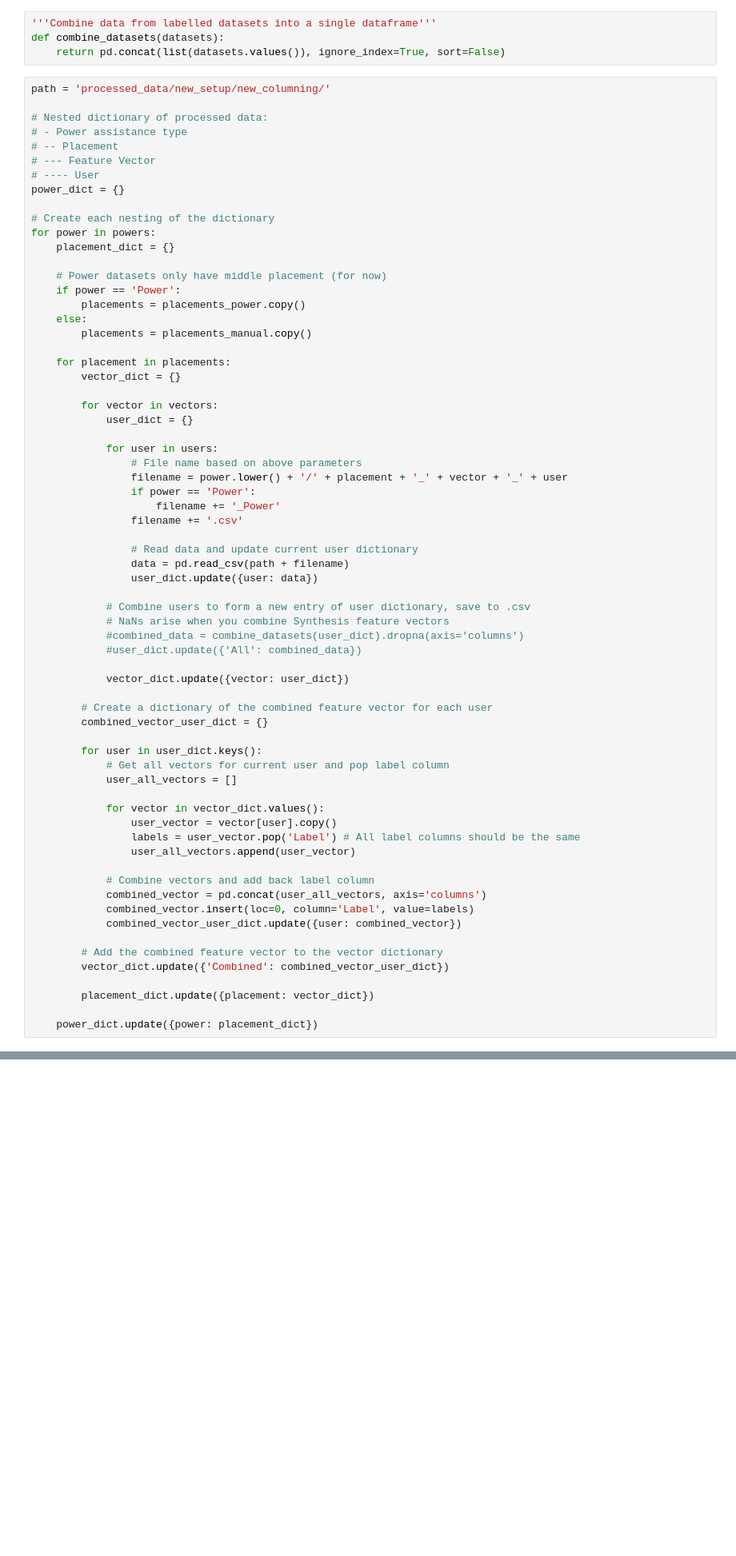
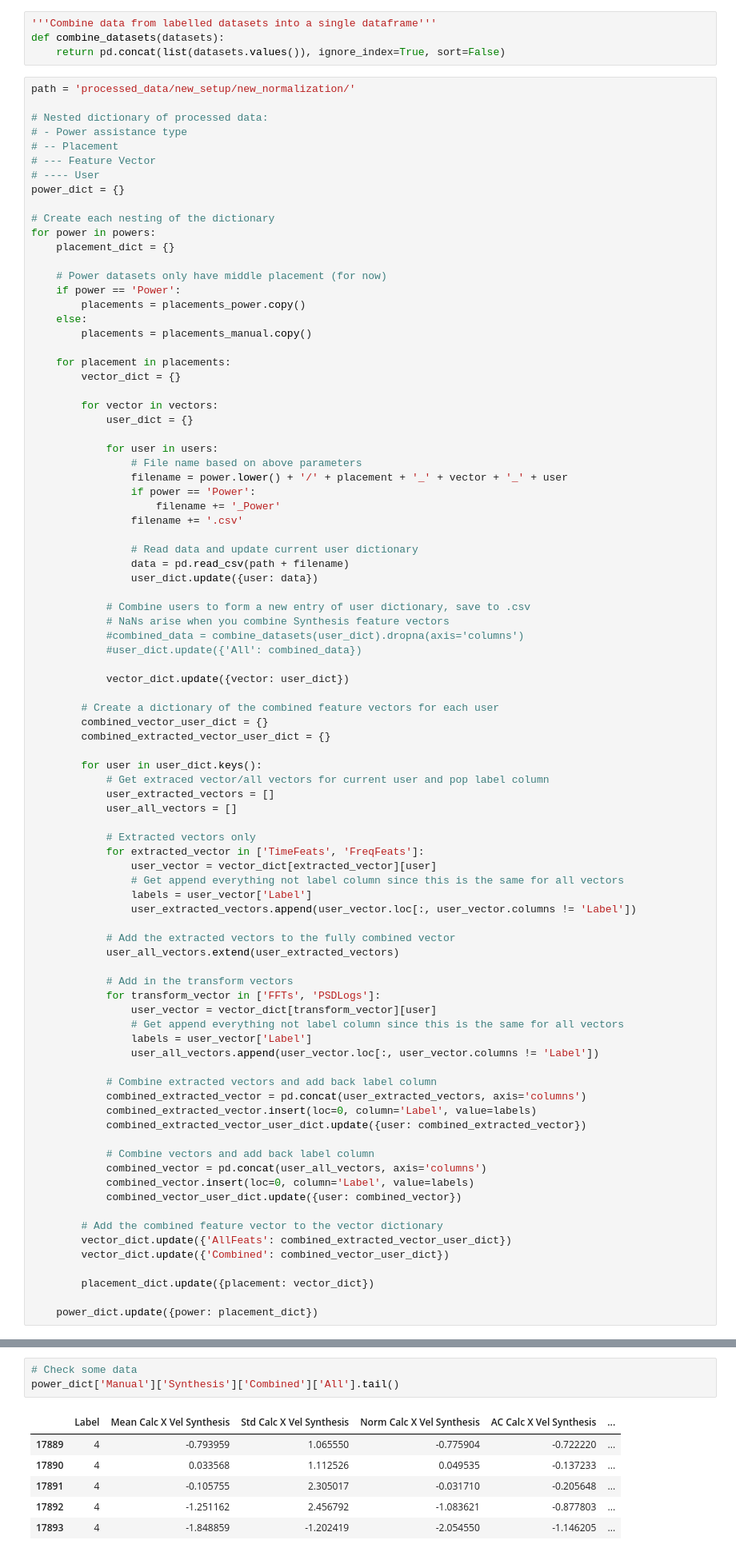
Before and after one commit to KeenanMcConkey/Wheelchair-Terrain-Classification, a Jupyter notebook: TerrainClassification-CombinedUserData.ipynb, the cells around one changed output, grey strips where cells are left out. Shown: that part at 80% size. Cells and saved outputs as stored; diff of their text form; blank space fills up the shorter version.

```diff
--- a/TerrainClassification-CombinedUserData.ipynb
+++ b/TerrainClassification-CombinedUserData.ipynb
@@ -59,7 +59,7 @@ def get_transform(_label):
 def combine_datasets(datasets):
     return pd.concat(list(datasets.values()), ignore_index=True, sort=False)
 # %%
-path = 'processed_data/new_setup/new_columning/'
+path = 'processed_data/new_setup/new_normalization/'
 
 # Nested dictionary of processed data:
 # - Power assistance type
@@ -102,17 +102,36 @@ for power in powers:
 
             vector_dict.update({vector: user_dict})
 
-        # Create a dictionary of the combined feature vector for each user
+        # Create a dictionary of the combined feature vectors for each user
         combined_vector_user_dict = {}
+        combined_extracted_vector_user_dict = {}
 
         for user in user_dict.keys():
-            # Get all vectors for current user and pop label column
+            # Get extraced vector/all vectors for current user and pop label column
+            user_extracted_vectors = []
             user_all_vectors = []
 
-            for vector in vector_dict.values():
-                user_vector = vector[user].copy()
-                labels = user_vector.pop('Label') # All label columns should be the same
-                user_all_vectors.append(user_vector)
+            # Extracted vectors only
+            for extracted_vector in ['TimeFeats', 'FreqFeats']:
+                user_vector = vector_dict[extracted_vector][user]
+                # Get append everything not label column since this is the same for all vectors
+                labels = user_vector['Label']
+                user_extracted_vectors.append(user_vector.loc[:, user_vector.columns != 'Label'])
+
+            # Add the extracted vectors to the fully combined vector
+            user_all_vectors.extend(user_extracted_vectors)
+
+            # Add in the transform vectors
+            for transform_vector in ['FFTs', 'PSDLogs']:
+                user_vector = vector_dict[transform_vector][user]
+                # Get append everything not label column since this is the same for all vectors
+                labels = user_vector['Label']
+                user_all_vectors.append(user_vector.loc[:, user_vector.columns != 'Label'])
+
+            # Combine extracted vectors and add back label column
+            combined_extracted_vector = pd.concat(user_extracted_vectors, axis='columns')
+            combined_extracted_vector.insert(loc=0, column='Label', value=labels)
+            combined_extracted_vector_user_dict.update({user: combined_extracted_vector})
 
             # Combine vectors and add back label column
             combined_vector = pd.concat(user_all_vectors, axis='columns')
@@ -120,6 +139,7 @@ for power in powers:
             combined_vector_user_dict.update({user: combined_vector})
 
         # Add the combined feature vector to the vector dictionary
+        vector_dict.update({'AllFeats': combined_extracted_vector_user_dict})
         vector_dict.update({'Combined': combined_vector_user_dict})
 
         placement_dict.update({placement: vector_dict})
@@ -141,0 +162,10 @@ power_dict['Manual']['Middle']['Combined']['All'].tail()
+# %%
+# Check some data
+power_dict['Manual']['Synthesis']['Combined']['All'].tail()
+# %% [output]
+|  | Label | Mean Calc X Vel Synthesis | Std Calc X Vel Synthesis | Norm Calc X Vel Synthesis | AC Calc X Vel Synthesis | ... |
+| 17889 | 4 | -0.793959 | 1.065550 | -0.775904 | -0.722220 | ... |
+| 17890 | 4 | 0.033568 | 1.112526 | 0.049535 | -0.137233 | ... |
+| 17891 | 4 | -0.105755 | 2.305017 | -0.031710 | -0.205648 | ... |
+| 17892 | 4 | -1.251162 | 2.456792 | -1.083621 | -0.877803 | ... |
+| 17893 | 4 | -1.848859 | -1.202419 | -2.054550 | -1.146205 | ... |
```
Also changed, not shown: parts of 24 cells of this notebook.
